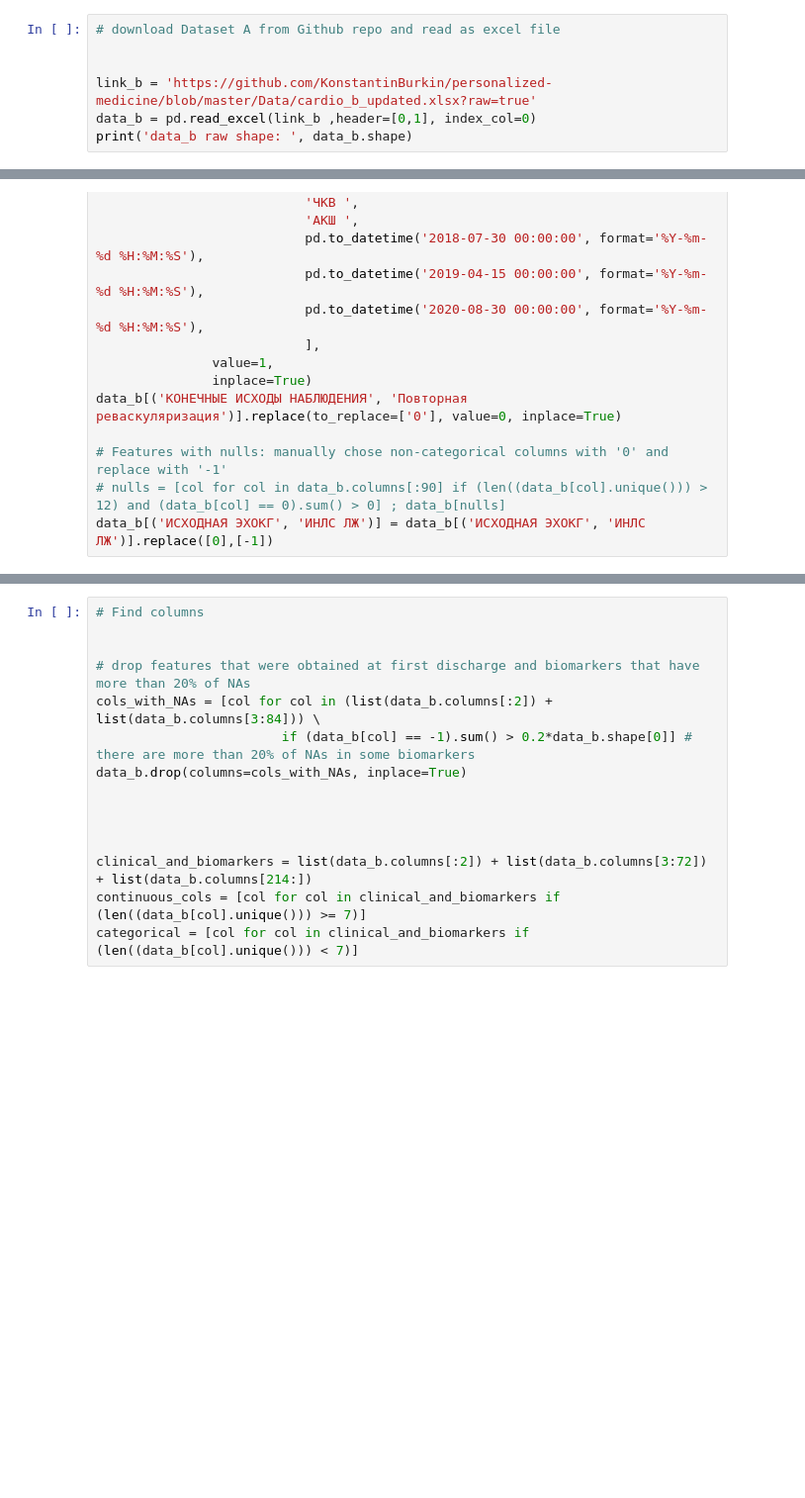
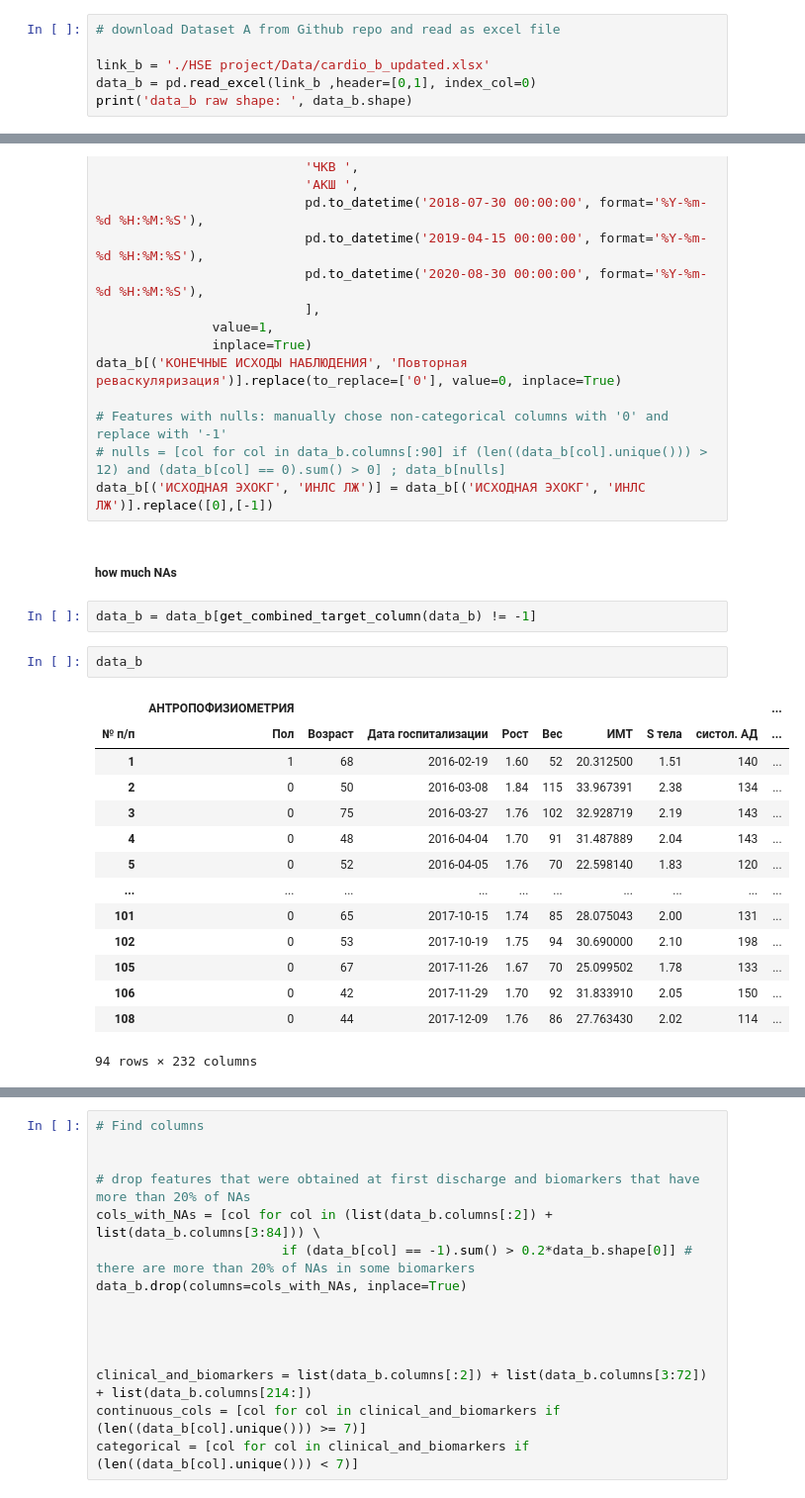
Before and after one commit to KonstantinBurkin/personalized-medicine, a Jupyter notebook: Scripts/Preprocessing.ipynb, the cells around one changed output, grey strips where cells are left out. Shown at 99% size. Cells and saved outputs as stored; diff of their text form; blank space fills up the shorter version.

```diff
--- a/Scripts/Preprocessing.ipynb
+++ b/Scripts/Preprocessing.ipynb
@@ -239,8 +302,7 @@ data_a[clinical_a_columns].head(2)
 # %%
 # download Dataset A from Github repo and read as excel file
 
-
-link_b = 'https://github.com/KonstantinBurkin/personalized-medicine/blob/master/Data/cardio_b_updated.xlsx?raw=true'
+link_b = './HSE project/Data/cardio_b_updated.xlsx'
 data_b = pd.read_excel(link_b ,header=[0,1], index_col=0)
 print('data_b raw shape: ', data_b.shape)
 # %% [output]
@@ -294,3 +356,24 @@ data_b[('КОНЕЧНЫЕ ИСХОДЫ НАБЛЮДЕНИЯ', 'Повторна
 # Features with nulls: manually chose non-categorical columns with '0' and replace with '-1'
 # nulls = [col for col in data_b.columns[:90] if (len((data_b[col].unique())) > 12) and (data_b[col] == 0).sum() > 0] ; data_b[nulls]
 data_b[('ИСХОДНАЯ ЭХОКГ', 'ИНЛС ЛЖ')] = data_b[('ИСХОДНАЯ ЭХОКГ', 'ИНЛС ЛЖ')].replace([0],[-1])
+# %% [markdown]
+##### how much NAs
+# %%
+data_b = data_b[get_combined_target_column(data_b) != -1]
+# %%
+data_b
+# %% [output]
+|  | АНТРОПОФИЗИОМЕТРИЯ |  |  |  |  |  |  |  | ... |
+| № п/п | Пол | Возраст | Дата госпитализации | Рост | Вес | ИМТ | S тела | систол. АД | ... |
+| 1 | 1 | 68 | 2016-02-19 | 1.60 | 52 | 20.312500 | 1.51 | 140 | ... |
+| 2 | 0 | 50 | 2016-03-08 | 1.84 | 115 | 33.967391 | 2.38 | 134 | ... |
+| 3 | 0 | 75 | 2016-03-27 | 1.76 | 102 | 32.928719 | 2.19 | 143 | ... |
+| 4 | 0 | 48 | 2016-04-04 | 1.70 | 91 | 31.487889 | 2.04 | 143 | ... |
+| 5 | 0 | 52 | 2016-04-05 | 1.76 | 70 | 22.598140 | 1.83 | 120 | ... |
+| ... | ... | ... | ... | ... | ... | ... | ... | ... | ... |
+| 101 | 0 | 65 | 2017-10-15 | 1.74 | 85 | 28.075043 | 2.00 | 131 | ... |
+| 102 | 0 | 53 | 2017-10-19 | 1.75 | 94 | 30.690000 | 2.10 | 198 | ... |
+| 105 | 0 | 67 | 2017-11-26 | 1.67 | 70 | 25.099502 | 1.78 | 133 | ... |
+| 106 | 0 | 42 | 2017-11-29 | 1.70 | 92 | 31.833910 | 2.05 | 150 | ... |
+| 108 | 0 | 44 | 2017-12-09 | 1.76 | 86 | 27.763430 | 2.02 | 114 | ... |
+94 rows × 232 columns
```
Also changed, not shown: parts of 58 cells of this notebook, 1 other file.
